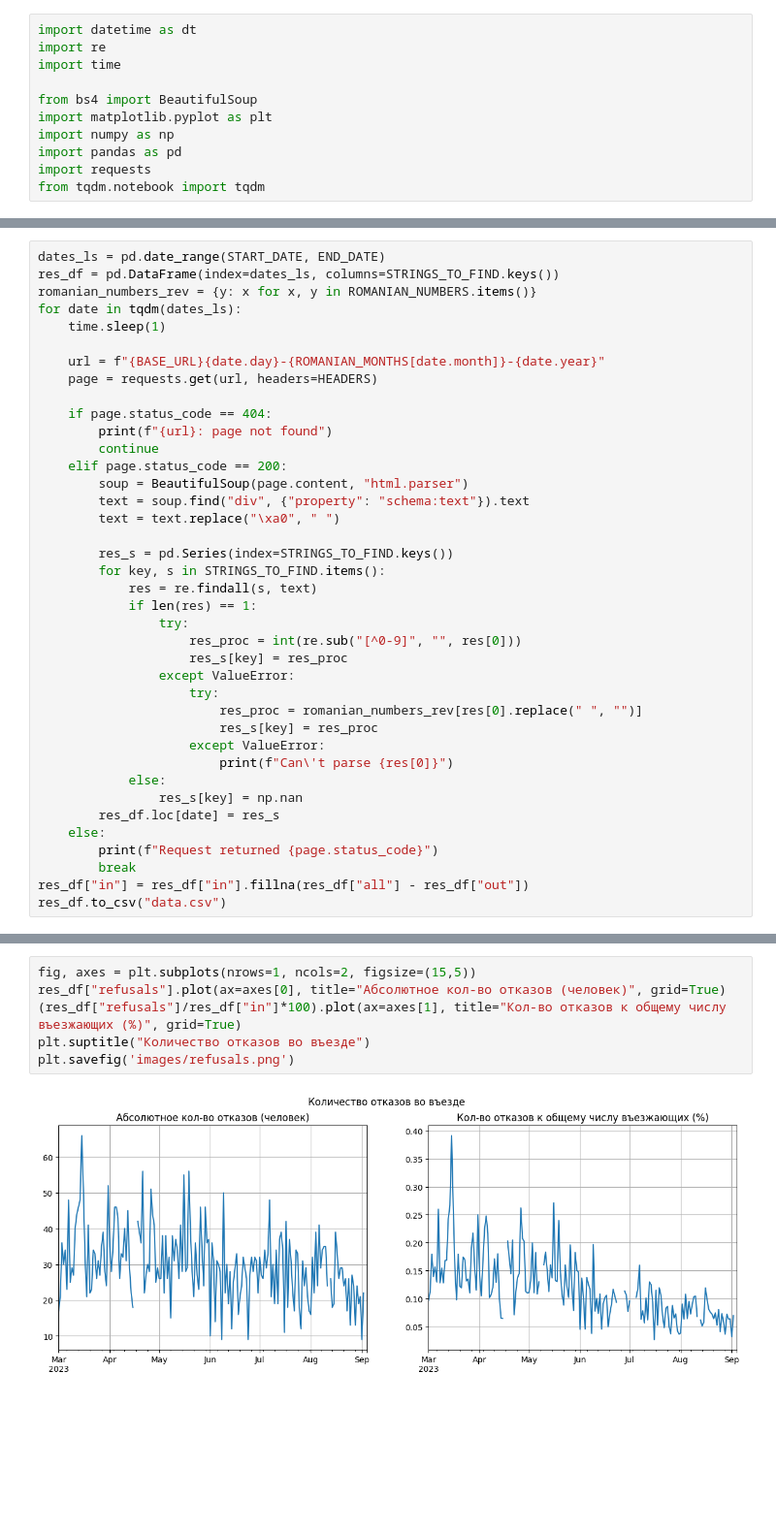
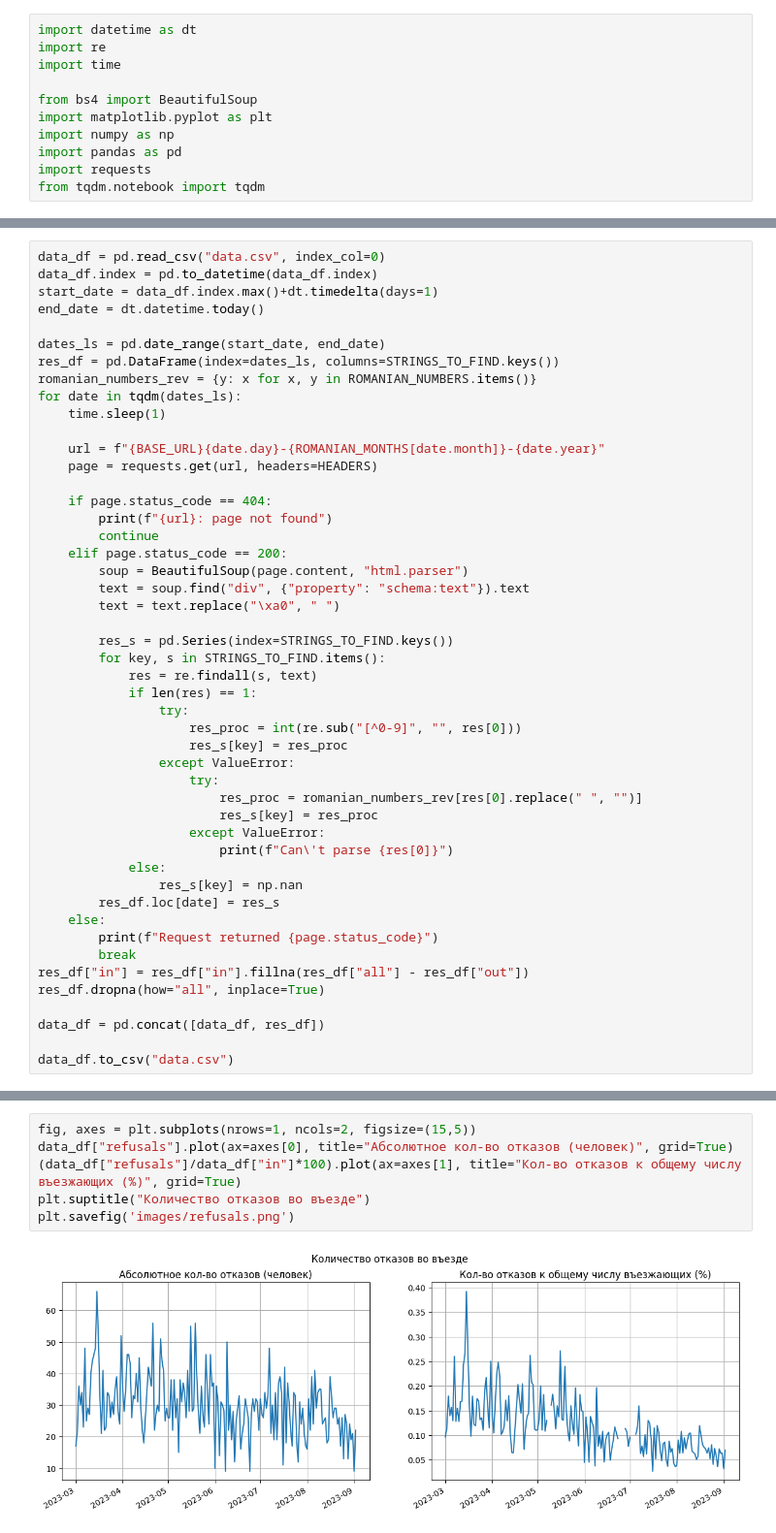
Before and after one commit to evgeniavolkova/MoldovaBorder, a Jupyter notebook: main.ipynb, the cells around one changed output, grey strips where cells are left out. Shown: that part at 97% size. Saved outputs shown, nothing was run; the diff lists cells and outputs as text; blank space fills up the shorter version.

```diff
--- a/main.ipynb
+++ b/main.ipynb
@@ -57,7 +54,12 @@ STRINGS_TO_FIND = {
     "in": "de intrare în Republica Moldova – (.*?) traversări",
 }
 # %%
-dates_ls = pd.date_range(START_DATE, END_DATE)
+data_df = pd.read_csv("data.csv", index_col=0)
+data_df.index = pd.to_datetime(data_df.index)
+start_date = data_df.index.max()+dt.timedelta(days=1)
+end_date = dt.datetime.today()
+
+dates_ls = pd.date_range(start_date, end_date)
 res_df = pd.DataFrame(index=dates_ls, columns=STRINGS_TO_FIND.keys())
 romanian_numbers_rev = {y: x for x, y in ROMANIAN_NUMBERS.items()}
 for date in tqdm(dates_ls):
@@ -94,5 +96,9 @@ for date in tqdm(dates_ls):
         print(f"Request returned {page.status_code}")
         break
 res_df["in"] = res_df["in"].fillna(res_df["all"] - res_df["out"])
-res_df.to_csv("data.csv")
+res_df.dropna(how="all", inplace=True)
+
+data_df = pd.concat([data_df, res_df])
+
+data_df.to_csv("data.csv")
 # %% [output]
@@ -103,11 +106,11 @@ https://border.gov.md/situatia-la-frontiera-24-de-ore-3-septembrie-2023: page no
 https://border.gov.md/situatia-la-frontiera-24-de-ore-4-septembrie-2023: page not found
 # %%
 fig, axes = plt.subplots(nrows=1, ncols=2, figsize=(15,5))
-res_df["refusals"].plot(ax=axes[0], title="Абсолютное кол-во отказов (человек)", grid=True)
-(res_df["refusals"]/res_df["in"]*100).plot(ax=axes[1], title="Кол-во отказов к общему числу въезжающих (%)", grid=True)
+data_df["refusals"].plot(ax=axes[0], title="Абсолютное кол-во отказов (человек)", grid=True)
+(data_df["refusals"]/data_df["in"]*100).plot(ax=axes[1], title="Кол-во отказов к общему числу въезжающих (%)", grid=True)
 plt.suptitle("Количество отказов во въезде")
 plt.savefig('images/refusals.png')
 # %% [output]
-[figure, old version]
+[figure, new version]
 # %%
 fig, axes = plt.subplots(nrows=1, ncols=2, figsize=(15,5))
```
Also changed, not shown: parts of 4 cells of this notebook, 3 other files.
